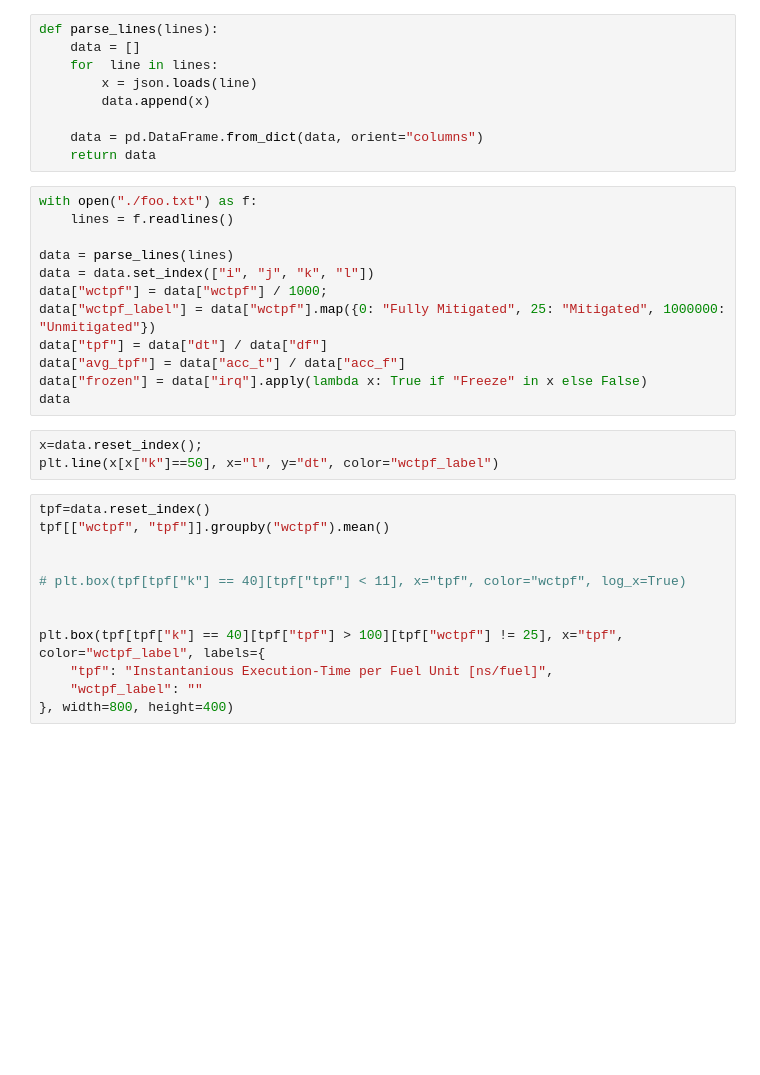
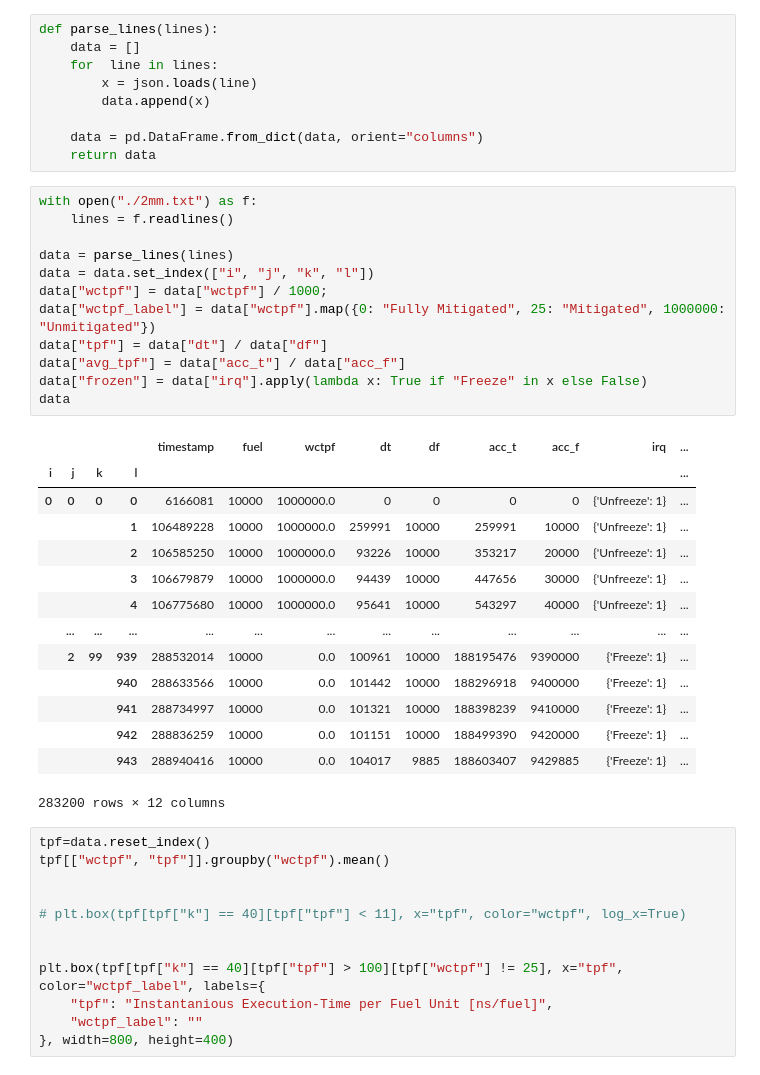
Before and after one commit to DLR-FT/dynamic-multicore-interference-mitigation, a Jupyter notebook: graphs.ipynb, the cells around one changed output. Cells and saved outputs as stored; diff of their text form; blank space fills up the shorter version.

```diff
--- a/graphs.ipynb
+++ b/graphs.ipynb
@@ -15,20 +15,32 @@ def parse_lines(lines):
     data = pd.DataFrame.from_dict(data, orient="columns")
     return data
 # %%
-with open("./foo.txt") as f:
+with open("./2mm.txt") as f:
     lines = f.readlines()
 
 data = parse_lines(lines)
 data = data.set_index(["i", "j", "k", "l"])
 data["wctpf"] = data["wctpf"] / 1000;
 data["wctpf_label"] = data["wctpf"].map({0: "Fully Mitigated", 25: "Mitigated", 1000000: "Unmitigated"})
 data["tpf"] = data["dt"] / data["df"]
 data["avg_tpf"] = data["acc_t"] / data["acc_f"]
 data["frozen"] = data["irq"].apply(lambda x: True if "Freeze" in x else False)
 data
+# %% [output]
+|  |  |  |  | timestamp | fuel | wctpf | dt | df | acc_t | acc_f | irq | ... |
+| i | j | k | l |  |  |  |  |  |  |  |  | ... |
+| 0 | 0 | 0 | 0 | 6166081 | 10000 | 1000000.0 | 0 | 0 | 0 | 0 | {'Unfreeze': 1} | ... |
+|  |  |  | 1 | 106489228 | 10000 | 1000000.0 | 259991 | 10000 | 259991 | 10000 | {'Unfreeze': 1} | ... |
+|  |  |  | 2 | 106585250 | 10000 | 1000000.0 | 93226 | 10000 | 353217 | 20000 | {'Unfreeze': 1} | ... |
+|  |  |  | 3 | 106679879 | 10000 | 1000000.0 | 94439 | 10000 | 447656 | 30000 | {'Unfreeze': 1} | ... |
+|  |  |  | 4 | 106775680 | 10000 | 1000000.0 | 95641 | 10000 | 543297 | 40000 | {'Unfreeze': 1} | ... |
+|  | ... | ... | ... | ... | ... | ... | ... | ... | ... | ... | ... | ... |
+|  | 2 | 99 | 939 | 288532014 | 10000 | 0.0 | 100961 | 10000 | 188195476 | 9390000 | {'Freeze': 1} | ... |
+|  |  |  | 940 | 288633566 | 10000 | 0.0 | 101442 | 10000 | 188296918 | 9400000 | {'Freeze': 1} | ... |
+|  |  |  | 941 | 288734997 | 10000 | 0.0 | 101321 | 10000 | 188398239 | 9410000 | {'Freeze': 1} | ... |
+|  |  |  | 942 | 288836259 | 10000 | 0.0 | 101151 | 10000 | 188499390 | 9420000 | {'Freeze': 1} | ... |
+|  |  |  | 943 | 288940416 | 10000 | 0.0 | 104017 | 9885 | 188603407 | 9429885 | {'Freeze': 1} | ... |
+283200 rows × 12 columns
-# %%
-x=data.reset_index();
-plt.line(x[x["k"]==50], x="l", y="dt", color="wctpf_label")
 # %%
 tpf=data.reset_index()
 tpf[["wctpf", "tpf"]].groupby("wctpf").mean()
```
Also changed, not shown: parts of 3 cells of this notebook, 1 other file.
